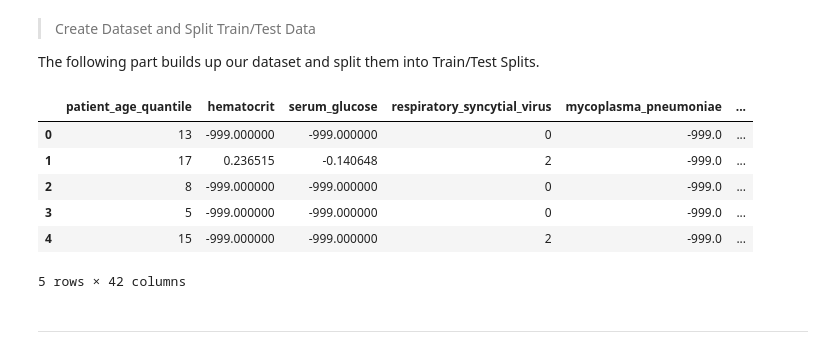
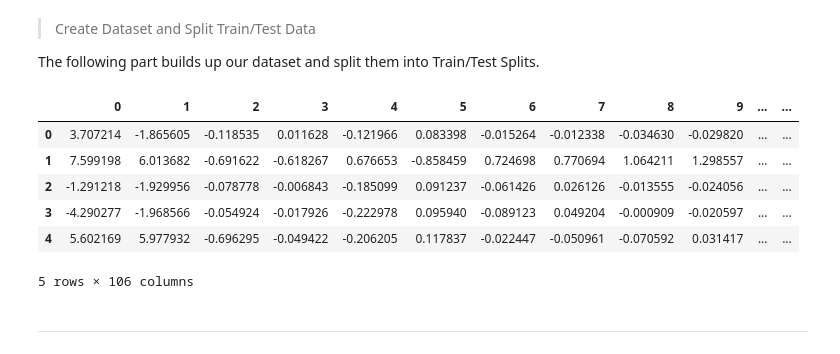
Before and after one commit to Lez-3f/IAI-Learning, a Jupyter notebook: classification/playground.ipynb, the cells around one changed output. Drawn from its saved outputs; the diff is of its cells as text; code cells hidden in the pictures.

````diff
--- a/classification/playground.ipynb
+++ b/classification/playground.ipynb
@@ -69,3 +69,8 @@ show_missing_features(raw_data)
 > Fill Missing Cells
 
 From the table above, we can clearly see the data type and missing percentage of each feature. A simple approach is filling missing cells with the mean value of existing non-nan cells, or a constant. As for label-typed features, we use ```LabelEncoder```. See [sklearn.preprocessing](https://scikit-learn.org/stable/modules/preprocessing.html) for more details!
+# %%
+for x in raw_data.columns:
+    # if raw_data[x].dtype == 'float':
+    #     print(raw_data[x].mean())
+    print(raw_data[x].dtype)
@@ -74,7 +97,8 @@ From the table above, we can clearly see the data type and missing percentage of
 
 for x in raw_data.columns:
     if raw_data[x].dtype=='float16' or  raw_data[x].dtype=='float32' or  raw_data[x].dtype=='float64':
-        raw_data[x].fillna(raw_data[x].mean())
+        # raw_data[x].fillna(raw_data[x].mean())
+        raw_data[x].fillna(raw_data[x].mean(skipna=True), inplace=True)
 
 raw_data = raw_data.fillna(-999)
 
@@ -85,7 +109,7 @@ for y in raw_data.columns:
         lbl.fit(list(raw_data[y].values))
         raw_data[y] = lbl.transform(list(raw_data[y].values))
 
-raw_data.head()
+raw_data.head(10)
 # %% [output]
 |  | patient_id | patient_age_quantile | sars-cov-2_exam_result | patient_addmited_to_regular_ward_... | patient_addmited_to_semi-intensiv... | ... |
 | 0 | 1588 | 13 | 0 | 0 | 0 | ... |
@@ -153,3 +190,34 @@ For example, try dimensionality reduction methods like [PCA](https://en.wikipedi
 * Conduct feature engineering by using [scikit-learn](https://scikit-learn.org/stable/modules/classes.html#module-sklearn.decomposition) or your own implementation.
 * Compare the final test results obtained by your method in your report.
 * Note that you should first read through and complete other parts of this notebook so that you can start for comparison.
+# %%
+label_col = ['patient_id','sars-cov-2_exam_result', 'patient_addmited_to_regular_ward_(1=yes,_0=no)', 'patient_addmited_to_semi-intensive_unit_(1=yes,_0=no)', 'patient_addmited_to_intensive_care_unit_(1=yes,_0=no)']
+cols = [x for x in raw_data.columns if x not in label_col] # These columns are the features we can use to predict
+
+"""
+PCA实现-numpy
+"""
+# 映射的特征维度
+k = 100
+
+# 1.标准化 去除均值
+raw_data[cols] = raw_data[cols] - raw_data[cols].mean()
+
+# 2.计算协方差矩阵
+cov_matrix = raw_data[cols].cov().abs().to_numpy()
+
+# 3.求协方差矩阵的特征根和特征向量
+eigen_vals, eigen_vecs = np.linalg.eig(cov_matrix)
+
+# 4.选取主要成分:特征值前k大的特征向量对应的新空间
+eigen_val_inds = np.argsort(np.abs(eigen_vals))[-1-k:-1]
+W = eigen_vecs[:, eigen_val_inds]
+# W = eigen_vecs
+dataset_PCA = np.dot(raw_data[cols].to_numpy(), W)
+# %%
+"""
+PCA实现 sklearn
+"""
+
+from sklearn.decomposition import PCA
+dataset_PCA_sklearn = PCA().fit_transform(raw_data[cols].to_numpy())
@@ -165,12 +247,13 @@ cols = [x for x in dataset.columns if x not in label_col] # These columns are th
 # %%
-X = dataset[cols]
+# X = dataset[cols]
+X = pd.DataFrame(dataset_PCA_sklearn)
 X.head()
 # %% [output]
-|  | patient_age_quantile | hematocrit | serum_glucose | respiratory_syncytial_virus | mycoplasma_pneumoniae | ... |
-| 0 | 13 | -999.000000 | -999.000000 | 0 | -999.0 | ... |
-| 1 | 17 | 0.236515 | -0.140648 | 2 | -999.0 | ... |
-| 2 | 8 | -999.000000 | -999.000000 | 0 | -999.0 | ... |
-| 3 | 5 | -999.000000 | -999.000000 | 0 | -999.0 | ... |
-| 4 | 15 | -999.000000 | -999.000000 | 2 | -999.0 | ... |
+|  | 0 | 1 | 2 | 3 | 4 | 5 | 6 | 7 | 8 | 9 | ... | ... |
+| 0 | 3.707214 | -1.865605 | -0.118535 | 0.011628 | -0.121966 | 0.083398 | -0.015264 | -0.012338 | -0.034630 | -0.029820 | ... | ... |
+| 1 | 7.599198 | 6.013682 | -0.691622 | -0.618267 | 0.676653 | -0.858459 | 0.724698 | 0.770694 | 1.064211 | 1.298557 | ... | ... |
+| 2 | -1.291218 | -1.929956 | -0.078778 | -0.006843 | -0.185099 | 0.091237 | -0.061426 | 0.026126 | -0.013555 | -0.024056 | ... | ... |
+| 3 | -4.290277 | -1.968566 | -0.054924 | -0.017926 | -0.222978 | 0.095940 | -0.089123 | 0.049204 | -0.000909 | -0.020597 | ... | ... |
+| 4 | 5.602169 | 5.977932 | -0.696295 | -0.049422 | -0.206205 | 0.117837 | -0.022447 | -0.050961 | -0.070592 | 0.031417 | ... | ... |
-5 rows × 42 columns
+5 rows × 106 columns
 # %%
````
Also changed, not shown: parts of 20 cells of this notebook, 7 other files.
